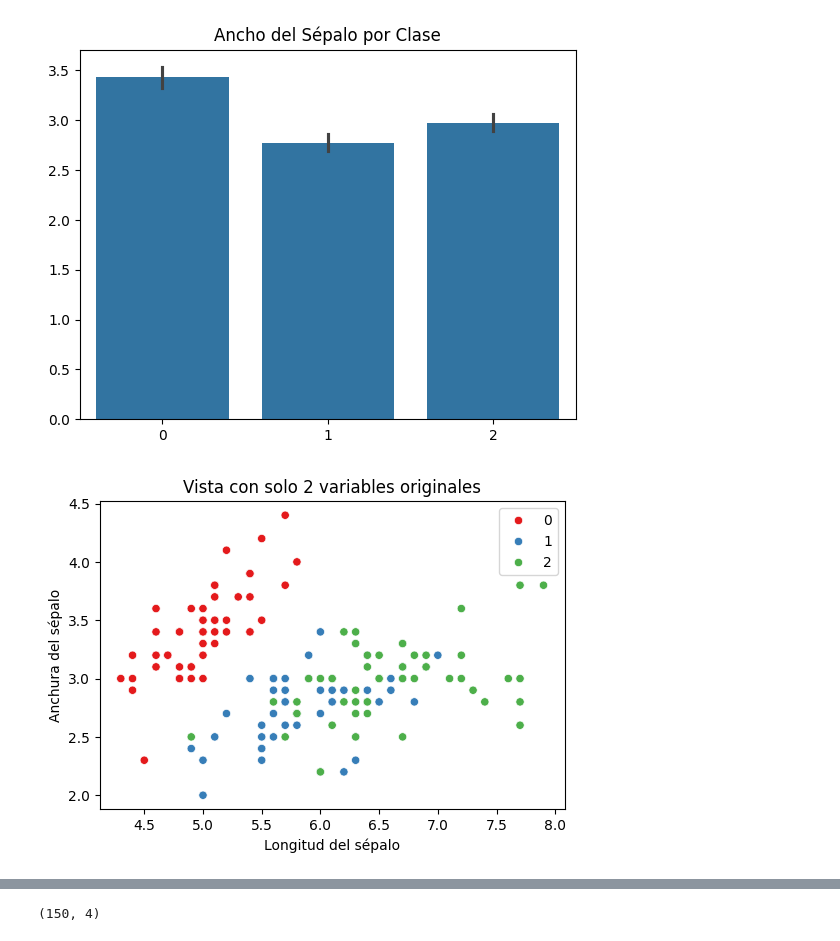
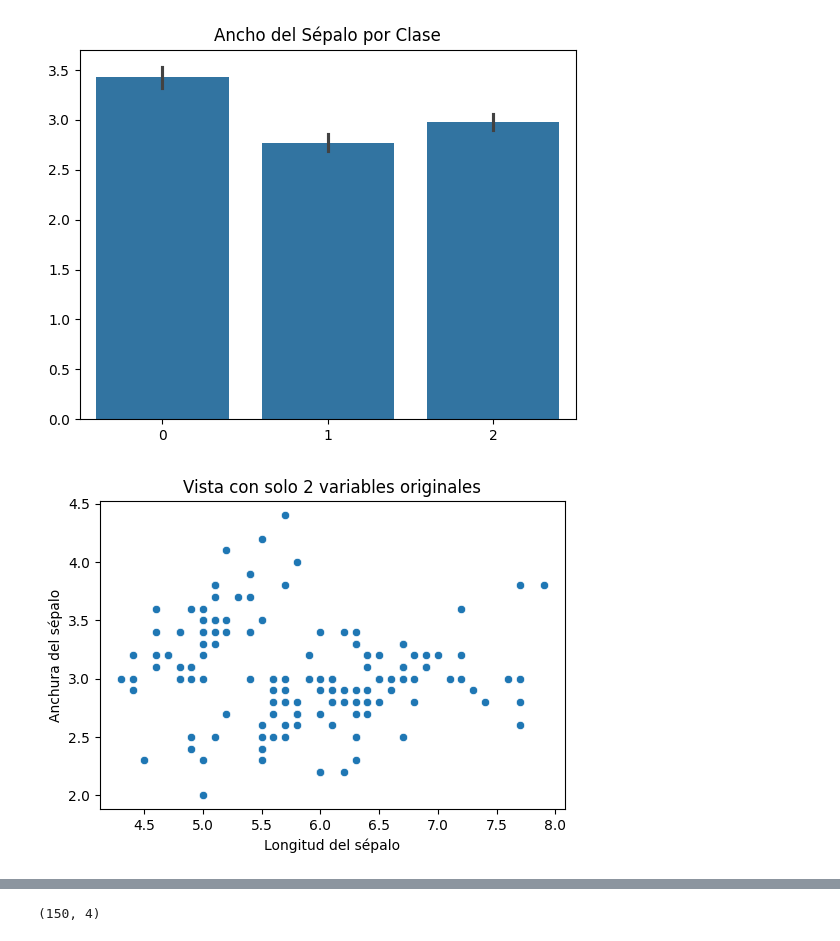
Before and after one commit to cdsaineac/Bootcamp-DS-202605, a Jupyter notebook: Clase 14 - Aprendizaje no supervisado - Reducción de dimensionalidad/Reducción de dimensionalidad.ipynb, the cells around one changed output, grey strips where cells are left out. Cells and saved outputs as stored; diff of their text form; code cells hidden in the pictures.

```diff
--- a/Clase 14 - Aprendizaje no supervisado - Reducción de dimensionalidad/Reducción de dimensionalidad.ipynb
+++ b/Clase 14 - Aprendizaje no supervisado - Reducción de dimensionalidad/Reducción de dimensionalidad.ipynb
@@ -105,13 +112,13 @@ Text(0.5, 1.0, 'Ancho del Sépalo por Clase')
 # %%
 # Visualización original con solo las primeras dos variables (no es reducción real, solo una vista parcial)
 plt.figure(figsize=(6,4))
-sns.scatterplot(x=X[:,0], y=X[:,1], palette='Set1',hue = y)
+sns.scatterplot(x=X[:,0], y=X[:,1], palette='Set1')
 plt.title('Vista con solo 2 variables originales')
 plt.xlabel('Longitud del sépalo')
 plt.ylabel('Anchura del sépalo')
 plt.show()
 # %% [output]
-[figure, old version]
+[figure, new version]
 # %%
 # Visualización original con solo las ultimas dos variables (no es reducción real, solo una vista parcial)
 plt.figure(figsize=(6,4))
```
Also changed, not shown: parts of 9 cells of this notebook.
